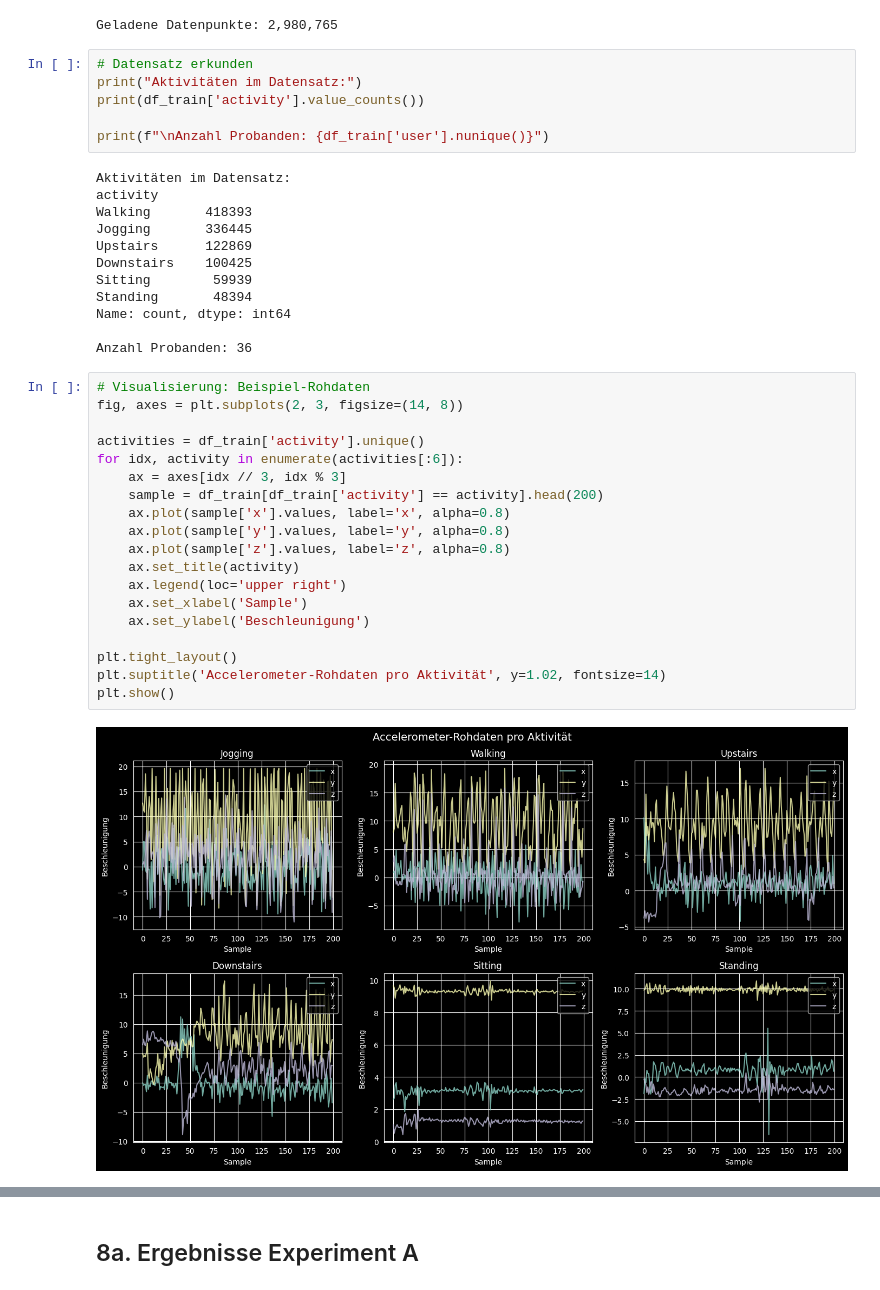
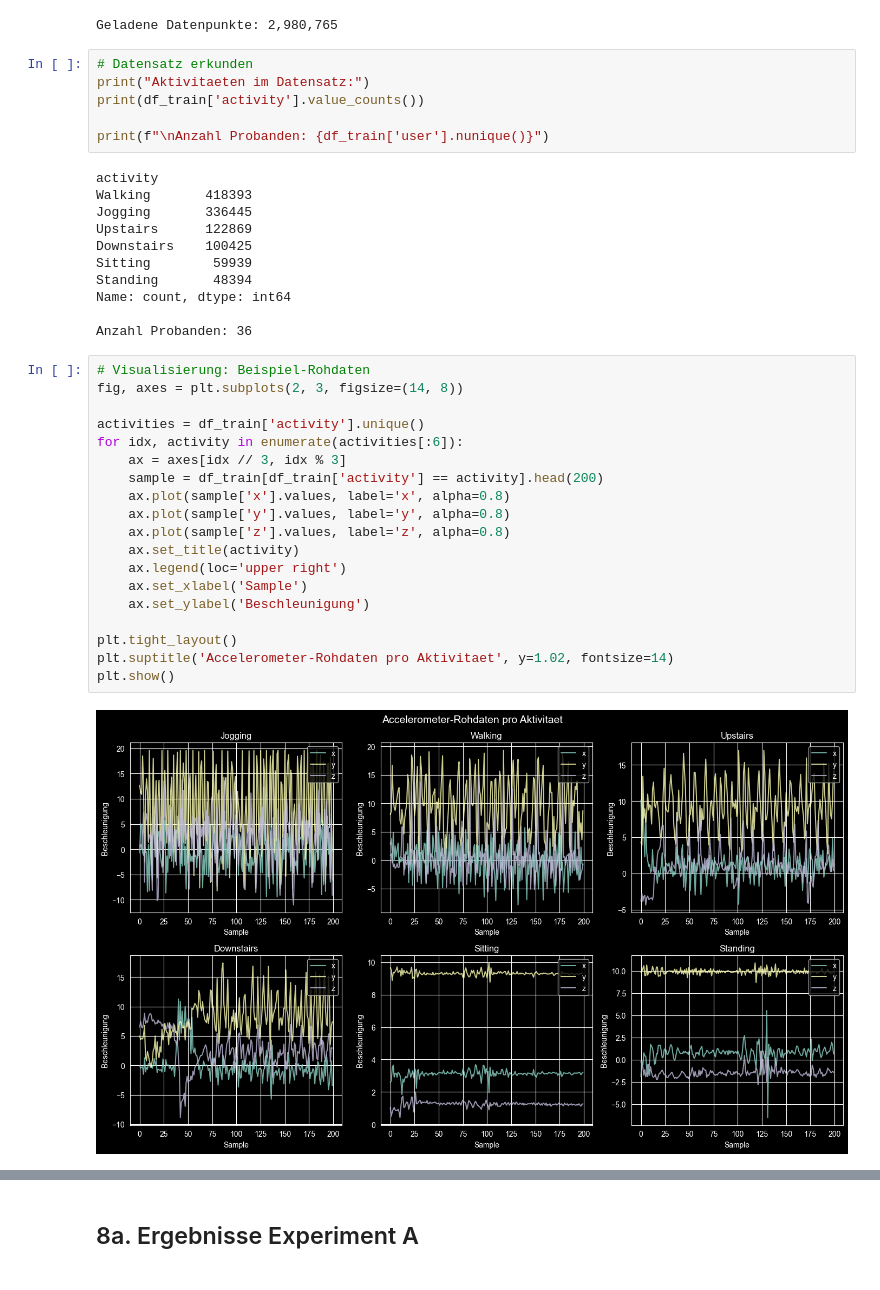
Before and after one commit to Knyllahsyhn/classifier, a Jupyter notebook: wisdm_experiment.ipynb, the cells around one changed output, grey strips where cells are left out. Saved outputs shown, nothing was run; the diff lists cells and outputs as text.

```diff
--- a/wisdm_experiment.ipynb
+++ b/wisdm_experiment.ipynb
@@ -640,12 +632,11 @@ if USE_AT_FOR_TESTING:
 Geladene Datenpunkte: 2,980,765
 # %%
 # Datensatz erkunden
-print("Aktivitäten im Datensatz:")
+print("Aktivitaeten im Datensatz:")
 print(df_train['activity'].value_counts())
 
 print(f"\nAnzahl Probanden: {df_train['user'].nunique()}")
 # %% [output]
-Aktivitäten im Datensatz:
 activity
 Walking       418393
 Jogging       336445
@@ -659,22 +650,22 @@ Anzahl Probanden: 36
 # %%
 # Visualisierung: Beispiel-Rohdaten
 fig, axes = plt.subplots(2, 3, figsize=(14, 8))
 
 activities = df_train['activity'].unique()
 for idx, activity in enumerate(activities[:6]):
     ax = axes[idx // 3, idx % 3]
     sample = df_train[df_train['activity'] == activity].head(200)
     ax.plot(sample['x'].values, label='x', alpha=0.8)
     ax.plot(sample['y'].values, label='y', alpha=0.8)
     ax.plot(sample['z'].values, label='z', alpha=0.8)
     ax.set_title(activity)
     ax.legend(loc='upper right')
     ax.set_xlabel('Sample')
     ax.set_ylabel('Beschleunigung')
 
 plt.tight_layout()
-plt.suptitle('Accelerometer-Rohdaten pro Aktivität', y=1.02, fontsize=14)
+plt.suptitle('Accelerometer-Rohdaten pro Aktivitaet', y=1.02, fontsize=14)
 plt.show()
 # %% [output]
-[figure, old version]
+[figure, new version]
 # %% [markdown]
```
Also changed, not shown: parts of 35 cells of this notebook.
